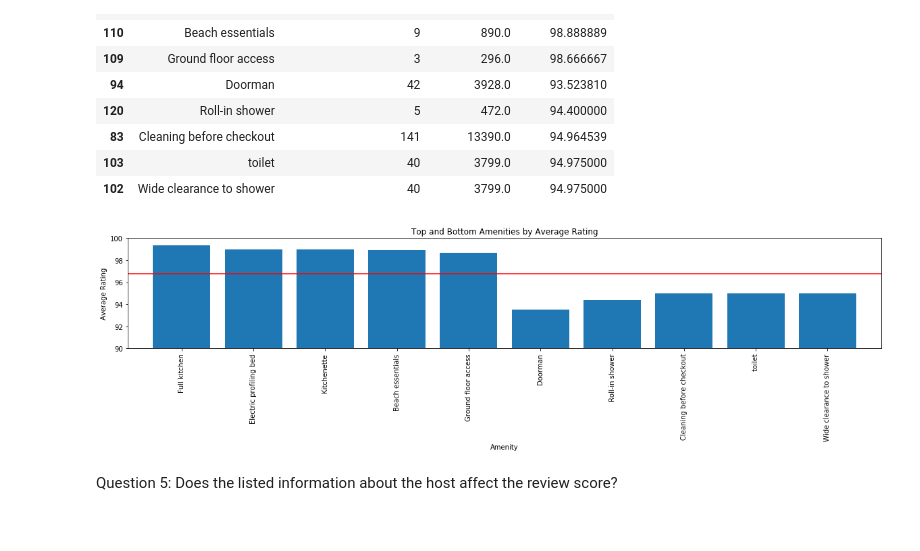
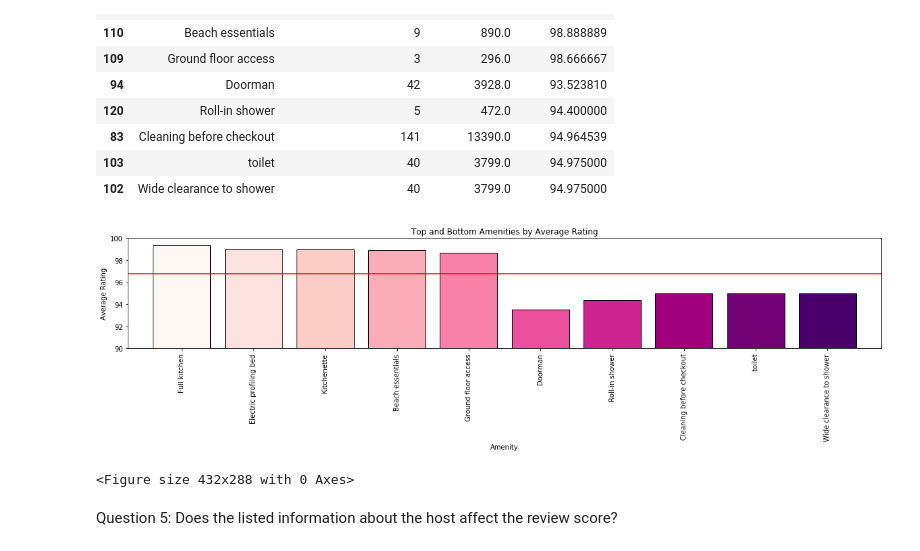
Before and after one commit to jschne1989/project1, a Jupyter notebook: project1_airbnb.ipynb, the cells around one changed output. Saved outputs shown, nothing was run; the diff lists cells and outputs as text; code cells hidden in the pictures.

```diff
--- a/project1_airbnb.ipynb
+++ b/project1_airbnb.ipynb
@@ -181,6 +181,9 @@ neighborhood_count.head()
 | Barnum | 25 | 25 | 25 | 25 | 25 | 25 | 24 | 25 | ... |
 | Barnum West | 21 | 21 | 21 | 21 | 21 | 21 | 20 | 21 | ... |
 5 rows × 96 columns
+# %%
+#cmap coloring for all
+cmap = plt.cm.RdPu
 # %%
 #reset index
 neighborhood_count = neighborhood_count.reset_index()
@@ -337,11 +325,13 @@ prof_df.head()
 # %%
 count_df = prof_df.sort_values("Property Count", ascending=False)
 # %%
-cmap = plt.cm.tab20
-colors = cmap(np.linspace(0.,1., len("Average Rating")))
-plot_df = prof_df.plot.bar(y="Average Rating", color=colors)
+#make at beginning cmap and color
+colors = cmap(np.linspace(0.,1., len(prof_df['Average Rating'])))
+plot_df = prof_df.plot.bar(y="Average Rating", color=colors, edgecolor='black')
 plt.ylim(88, 100)
 plt.legend("")
 plt.xlabel("Property Type")
 plt.ylabel("Average Rating")
+plt.title('Average Rating per Property Type')
+plt.savefig('Presentation_Images/Average_Rating_per_Property_Type.png')
 # %% [output]
@@ -616,26 +610,31 @@ top_5_bottom_5
 | 102 | Wide clearance to shower | 40 | 3799.0 | 94.975000 |
 # %%
 #barchart of top and bottom 5 amenities with line showing average rating
+colors = cmap(np.linspace(0.,1., len(top_5_bottom_5['Amenity'])))
+
 x_axis = np.arange(top_5_bottom_5["Amenity"].count())
 
 plt.figure(figsize=(20,3))
 
-plt.bar(x_axis,top_5_bottom_5["Average Rating"])
+plt.bar(x_axis,top_5_bottom_5["Average Rating"], color=colors, edgecolor='black')
 plt.xticks(x_axis,top_5_bottom_5["Amenity"],rotation=90)
 
 average = top_5_bottom_5["Average Rating"].mean()
 plt.hlines(average,-.75,122.25,color="r")
 
 plt.xlim(-.75,len(x_axis)-.25)
 plt.ylim(90,100)
 
 plt.title("Top and Bottom Amenities by Average Rating")
 plt.xlabel("Amenity")
 plt.ylabel("Average Rating")
 
 plt.show()
+
+plt.savefig('Presentation_Images/Top_and_Bottom_Amenities_by_Average_Rating.png')
 # %% [output]
-[figure, old version]
+[figure, new version]
+<Figure size 432x288 with 0 Axes>
 # %% [markdown]
 Question 5: Does the listed information about the host affect the review score?
 # %%
```
Also changed, not shown: parts of 16 cells of this notebook.
